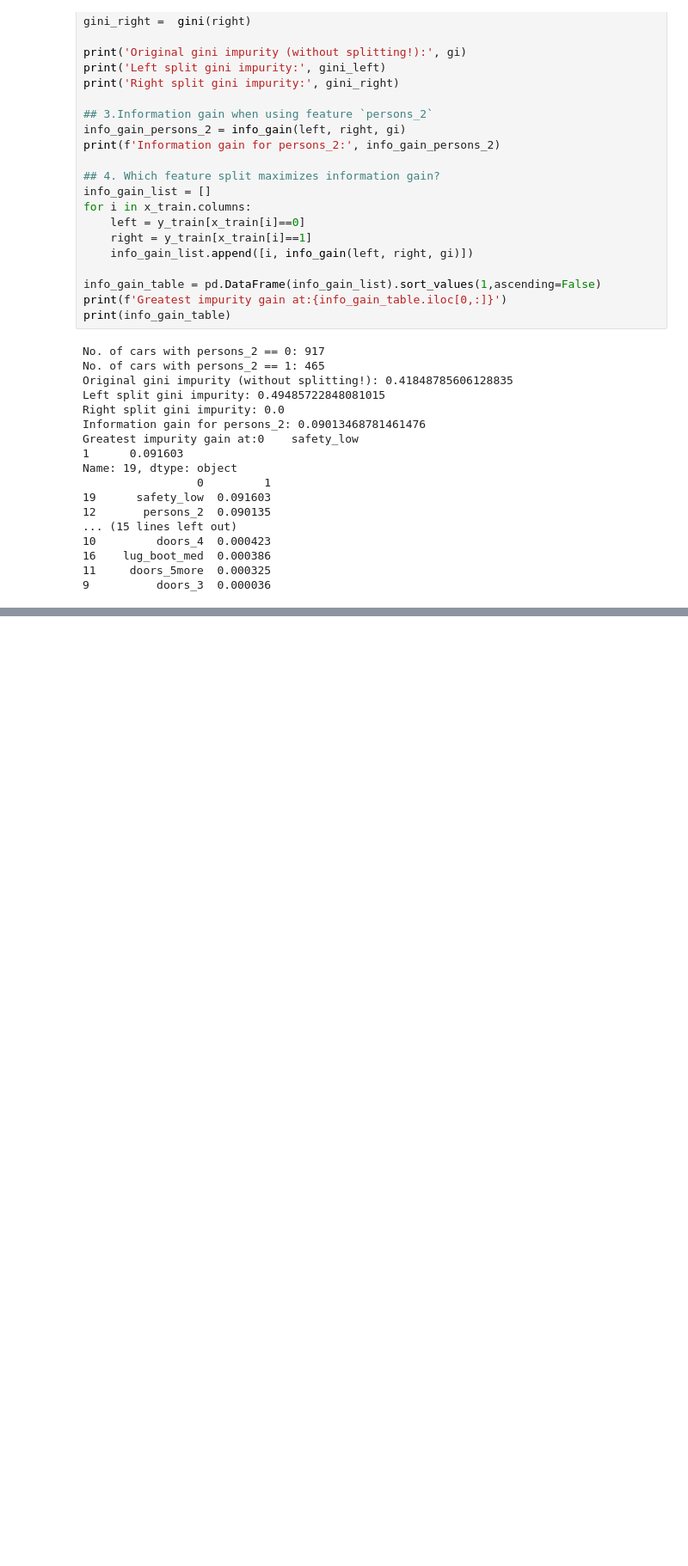
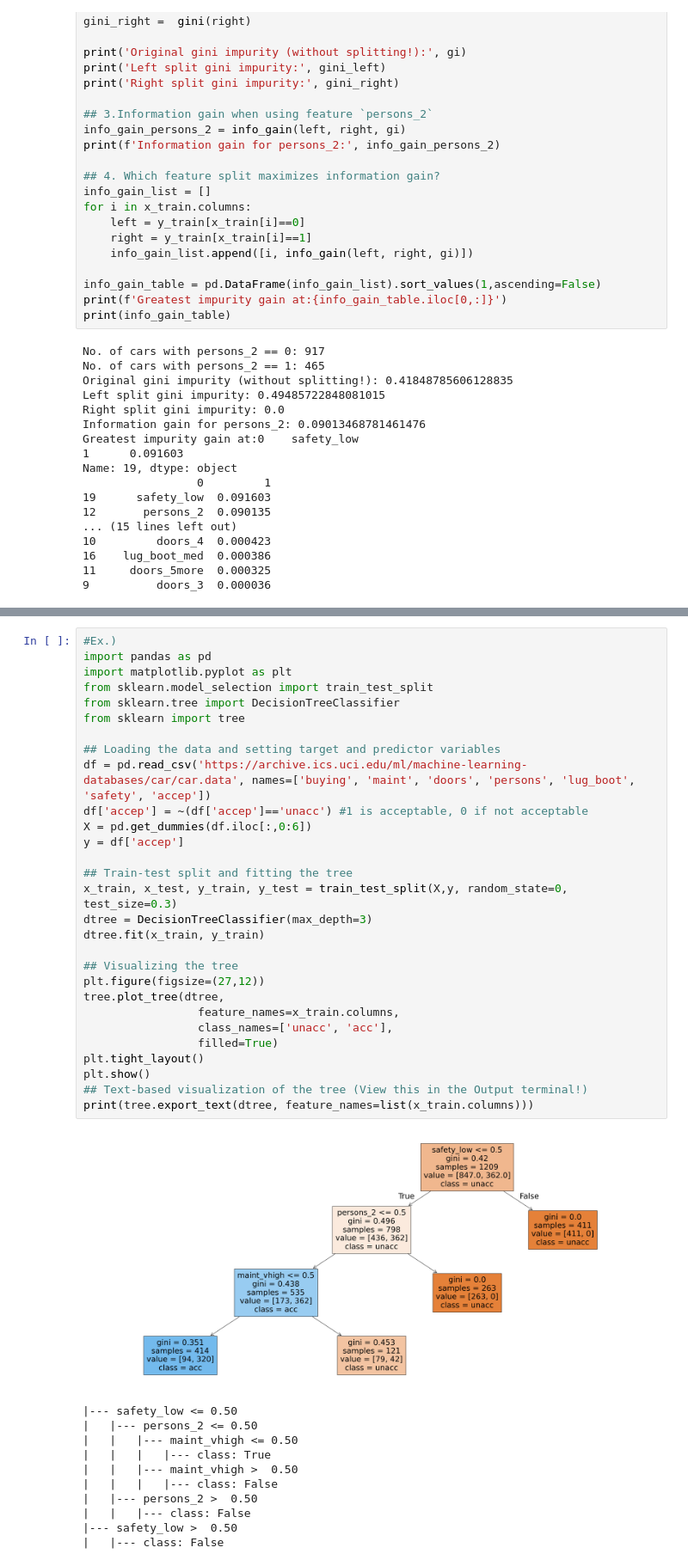
Before and after one commit to plewis3323/Summer_26, a Jupyter notebook: Summer_Space_Notes/Summer_26/AI_ML_Folder/Notes/Codecadamy/ML_AI_Career_modules_notes/KNN_Reg_BDTrees_Lesson.ipynb, the cells around one changed output, grey strips where cells are left out. Shown at 86% size. Saved outputs shown, nothing was run; the diff lists cells and outputs as text; blank space fills up the shorter version.

```diff
--- a/Summer_Space_Notes/Summer_26/AI_ML_Folder/Notes/Codecadamy/ML_AI_Career_modules_notes/KNN_Reg_BDTrees_Lesson.ipynb
+++ b/Summer_Space_Notes/Summer_26/AI_ML_Folder/Notes/Codecadamy/ML_AI_Career_modules_notes/KNN_Reg_BDTrees_Lesson.ipynb
@@ -556,0 +711,41 @@ Name: 19, dtype: object
+# %%
+#Ex.)
+import pandas as pd
+import matplotlib.pyplot as plt
+from sklearn.model_selection import train_test_split
+from sklearn.tree import DecisionTreeClassifier
+from sklearn import tree
+
+## Loading the data and setting target and predictor variables
+df = pd.read_csv('https://archive.ics.uci.edu/ml/machine-learning-databases/car/car.data', names=['buying', 'maint', 'doors', 'persons', 'lug_boot', 'safety', 'accep'])
+df['accep'] = ~(df['accep']=='unacc') #1 is acceptable, 0 if not acceptable
+X = pd.get_dummies(df.iloc[:,0:6])
+y = df['accep']
+
+## Train-test split and fitting the tree
+x_train, x_test, y_train, y_test = train_test_split(X,y, random_state=0, test_size=0.3)
+dtree = DecisionTreeClassifier(max_depth=3)
+dtree.fit(x_train, y_train)
+
+## Visualizing the tree
+plt.figure(figsize=(27,12))
+tree.plot_tree(dtree,
+                 feature_names=x_train.columns,
+                 class_names=['unacc', 'acc'],
+                 filled=True)
+plt.tight_layout()
+plt.show()
+## Text-based visualization of the tree (View this in the Output terminal!)
+print(tree.export_text(dtree, feature_names=list(x_train.columns)))
+# %% [output]
+[figure, added]
+|--- safety_low <= 0.50
+|   |--- persons_2 <= 0.50
+|   |   |--- maint_vhigh <= 0.50
+|   |   |   |--- class: True
+|   |   |--- maint_vhigh >  0.50
+|   |   |   |--- class: False
+|   |--- persons_2 >  0.50
+|   |   |--- class: False
+|--- safety_low >  0.50
+|   |--- class: False
```
Also changed, not shown: parts of 8 cells of this notebook, 2 other files.
